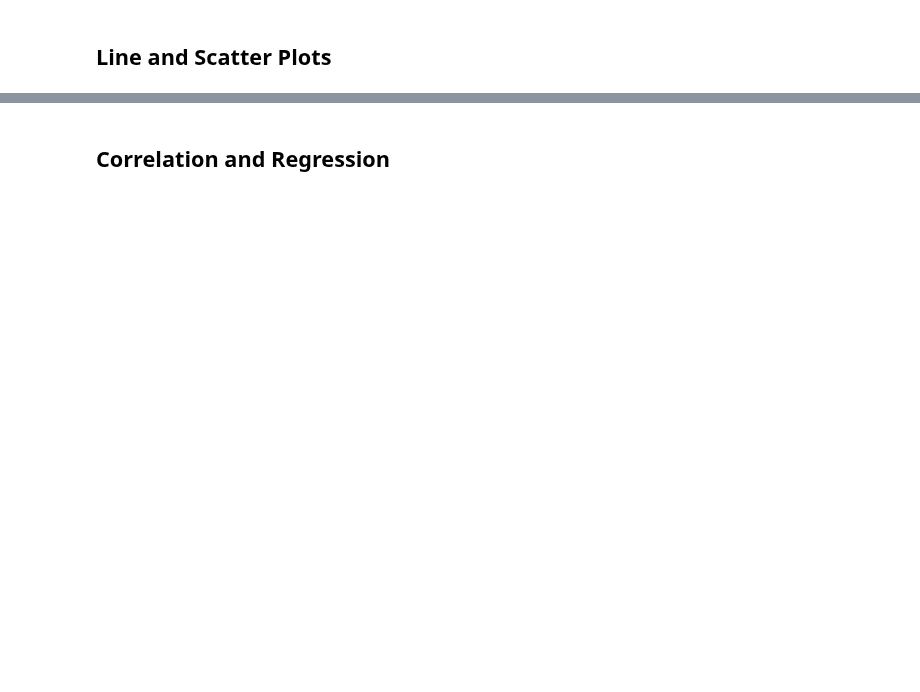
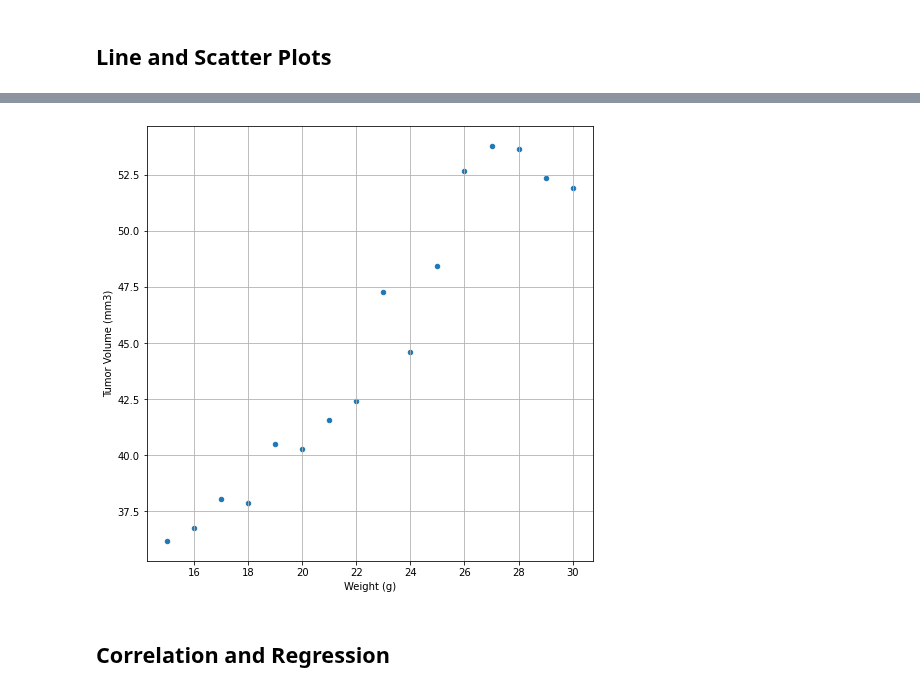
Before and after one commit to Yazz-01/Matplotlib_Pharma_Challenge, a Jupyter notebook: main_pharma.ipynb, the cells around one changed output, grey strips where cells are left out. Drawn from its saved outputs; the diff is of its cells as text; code cells hidden in the pictures; blank space fills up the shorter version.

```diff
--- a/main_pharma.ipynb
+++ b/main_pharma.ipynb
@@ -375,2 +362,23 @@ KeyError: 'Drug Regimen'
+# %%
+# Generate a scatter plot of average tumor volume vs. mouse weight for the Capomulin regimen
+
+
+capomulin_scatter = final_tumor_vol[["Mouse ID","Weight (g)", "Tumor Volume (mm3)"]]
+
+capomulin_sorted = capomulin_scatter.sort_values(["Weight (g)"], ascending=True)
+
+capomulin_scat_plot = capomulin_scatter.reset_index()
+
+capomulin_group_weight = capomulin_scat_plot.groupby("Weight (g)")["Tumor Volume (mm3)"].mean()
+
+cap_group_plot = pd.DataFrame(capomulin_group_weight).reset_index()
+
+
+#capomulin_scatter = capomulin_grouped_weight.plot.scatter(x='Weight (g)', y='Tumor Volume (mm3)')
+#
+capomulin_scatter = cap_group_plot.plot(kind='scatter', x='Weight (g)', y='Tumor Volume (mm3)', grid = True, figsize= (8,8))
+#capomulin_scatter
+# %% [output]
+[figure, added]
 # %% [markdown]
 ## Correlation and Regression
```
Also changed, not shown: parts of 18 cells of this notebook.
